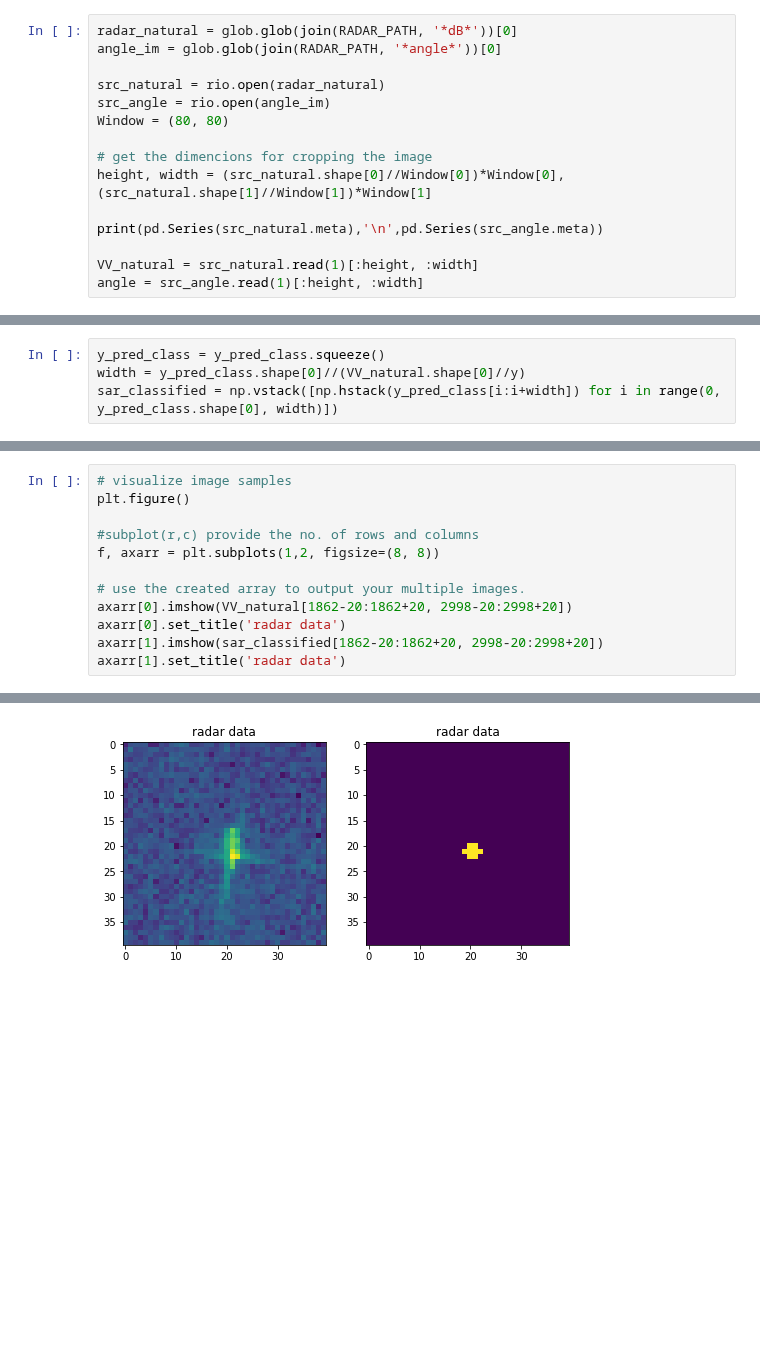
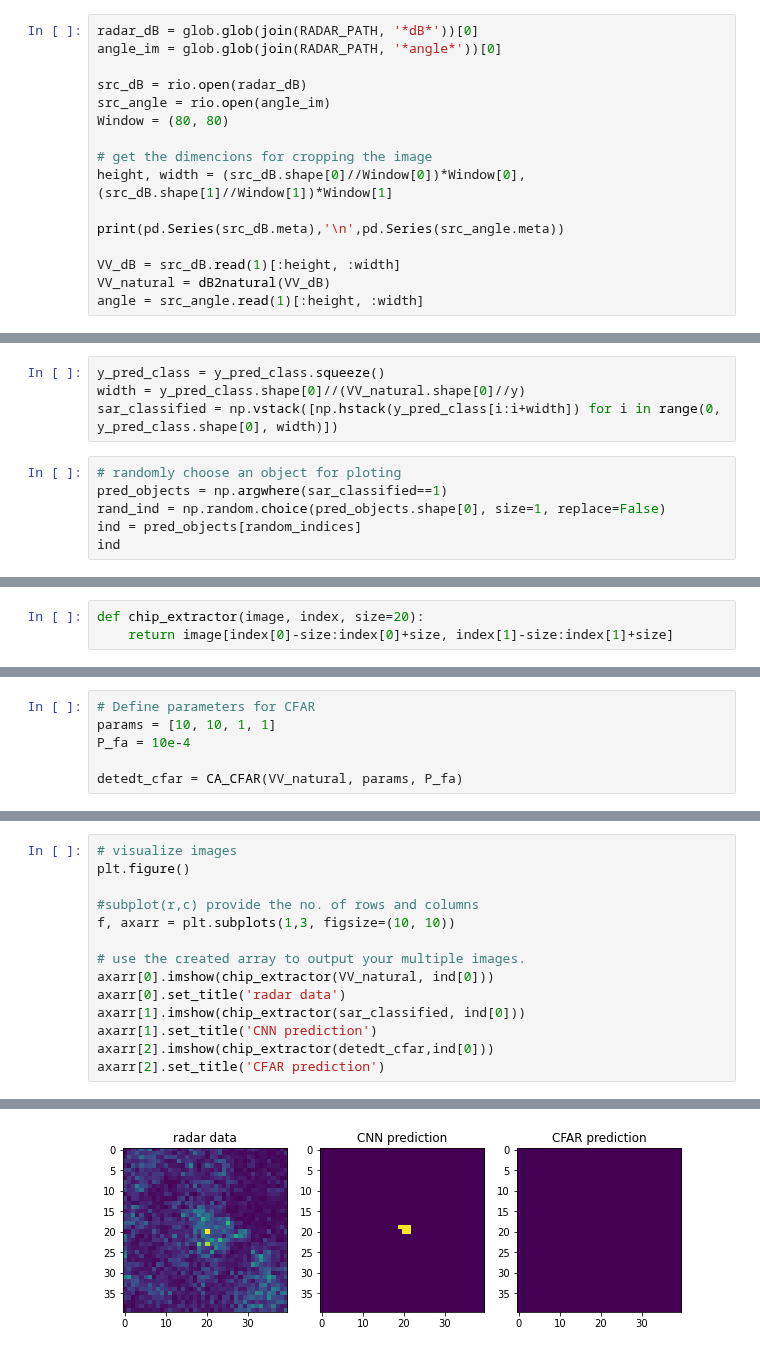
Before and after one commit to armkhudinyan/sar-ship-detect, a Jupyter notebook: scripts/model_notebooks/Dechense_Sentinel1_object_detection.ipynb, the cells around one changed output, grey strips where cells are left out. Saved outputs shown, nothing was run; the diff lists cells and outputs as text; blank space fills up the shorter version.

Commit message:
CFAR vs CNN comparison

```diff
--- a/scripts/model_notebooks/Dechense_Sentinel1_object_detection.ipynb
+++ b/scripts/model_notebooks/Dechense_Sentinel1_object_detection.ipynb
@@ -43,19 +49,20 @@ PATH = r'C:\Users\arman\Documents\GitHub\sar_ship_detect'
 RADAR_PATH = join(PATH, 'data/SAR_test/test1019')
 OUT_PATH = RADAR_PATH
 # %%
-radar_natural = glob.glob(join(RADAR_PATH, '*dB*'))[0]
+radar_dB = glob.glob(join(RADAR_PATH, '*dB*'))[0]
 angle_im = glob.glob(join(RADAR_PATH, '*angle*'))[0]
 
-src_natural = rio.open(radar_natural)
+src_dB = rio.open(radar_dB)
 src_angle = rio.open(angle_im)
 Window = (80, 80)
 
 # get the dimencions for cropping the image
-height, width = (src_natural.shape[0]//Window[0])*Window[0], (src_natural.shape[1]//Window[1])*Window[1]
+height, width = (src_dB.shape[0]//Window[0])*Window[0], (src_dB.shape[1]//Window[1])*Window[1]
 
-print(pd.Series(src_natural.meta),'\n',pd.Series(src_angle.meta))
+print(pd.Series(src_dB.meta),'\n',pd.Series(src_angle.meta))
 
-VV_natural = src_natural.read(1)[:height, :width]
+VV_dB = src_dB.read(1)[:height, :width]
+VV_natural = dB2natural(VV_dB)
 angle = src_angle.read(1)[:height, :width]
 # %% [output]
 driver                                                   GTiff
@@ -179,3 +186,9 @@ y_pred_class = gmodel.predict_classes(test_data, batch_size=64, verbose=1) # bat
 y_pred_class = y_pred_class.squeeze()
 width = y_pred_class.shape[0]//(VV_natural.shape[0]//y)
 sar_classified = np.vstack([np.hstack(y_pred_class[i:i+width]) for i in range(0, y_pred_class.shape[0], width)])
+# %%
+# randomly choose an object for ploting
+pred_objects = np.argwhere(sar_classified==1)
+rand_ind = np.random.choice(pred_objects.shape[0], size=1, replace=False)
+ind = pred_objects[random_indices]
+ind
@@ -181,0 +197,3 @@ sar_classified = np.vstack([np.hstack(y_pred_class[i:i+width]) for i in range(0,
+# %%
+def chip_extractor(image, index, size=20):
+    return image[index[0]-size:index[0]+size, index[1]-size:index[1]+size]
@@ -182 +202,7 @@ sar_classified = np.vstack([np.hstack(y_pred_class[i:i+width]) for i in range(0,
+# %%
+# Define parameters for CFAR
+params = [10, 10, 1, 1]
+P_fa = 10e-4
+
+detedt_cfar = CA_CFAR(VV_natural, params, P_fa)
 # %%
@@ -202,13 +212,15 @@ array([[1714, 6806],
 # %%
-# visualize image samples
+# visualize images
 plt.figure()
 
 #subplot(r,c) provide the no. of rows and columns
-f, axarr = plt.subplots(1,2, figsize=(8, 8))
+f, axarr = plt.subplots(1,3, figsize=(10, 10))
 
 # use the created array to output your multiple images.
-axarr[0].imshow(VV_natural[1862-20:1862+20, 2998-20:2998+20])
+axarr[0].imshow(chip_extractor(VV_natural, ind[0]))
 axarr[0].set_title('radar data')
-axarr[1].imshow(sar_classified[1862-20:1862+20, 2998-20:2998+20])
-axarr[1].set_title('radar data')
+axarr[1].imshow(chip_extractor(sar_classified, ind[0]))
+axarr[1].set_title('CNN prediction')
+axarr[2].imshow(chip_extractor(detedt_cfar,ind[0]))
+axarr[2].set_title('CFAR prediction')
 # %% [output]
@@ -216,2 +228,2 @@ Text(0.5, 1.0, 'radar data')
 <Figure size 432x288 with 0 Axes>
-[figure, old version]
+[figure, new version]
```
Also changed, not shown: parts of 12 cells of this notebook, 1 other file.
